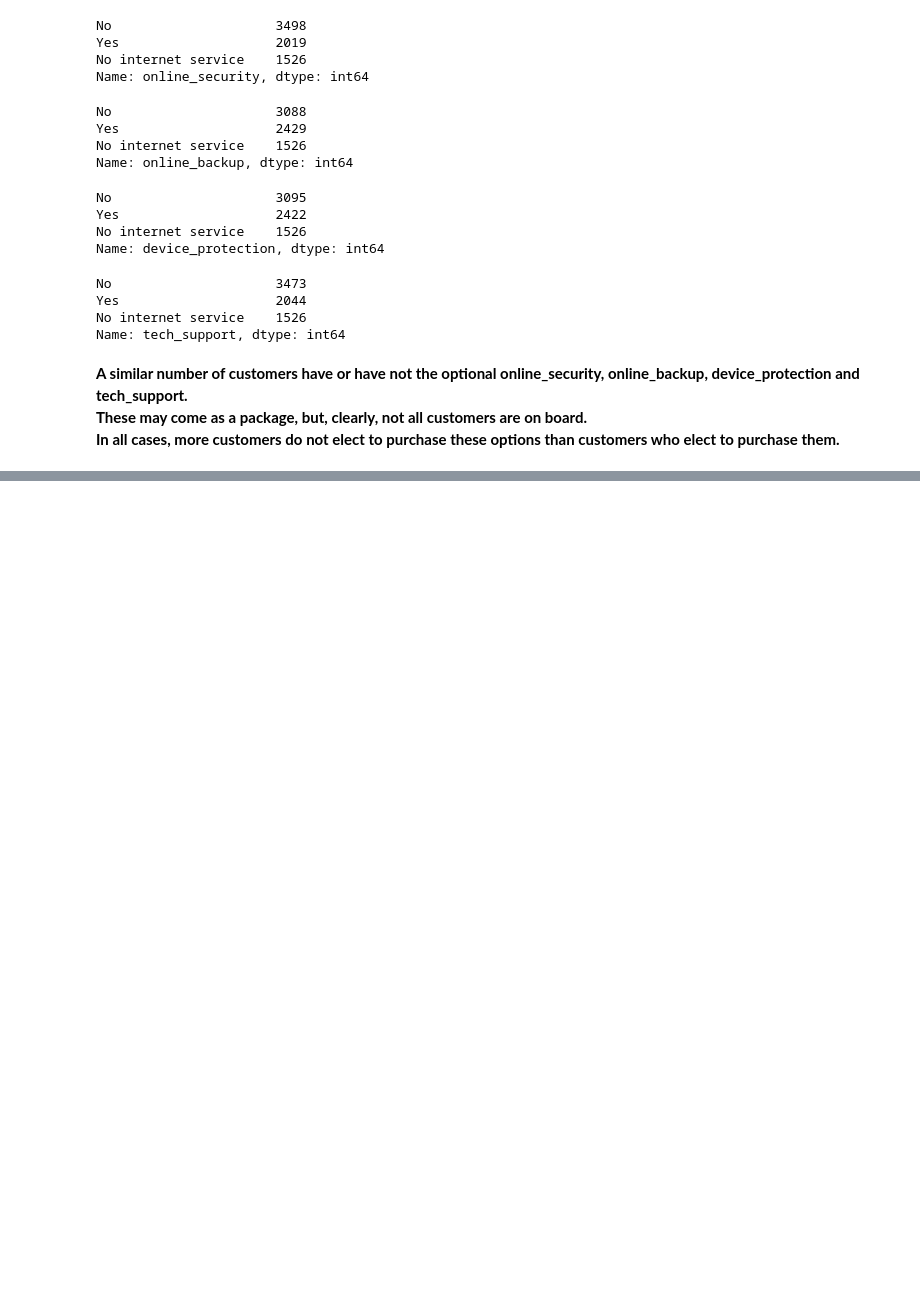
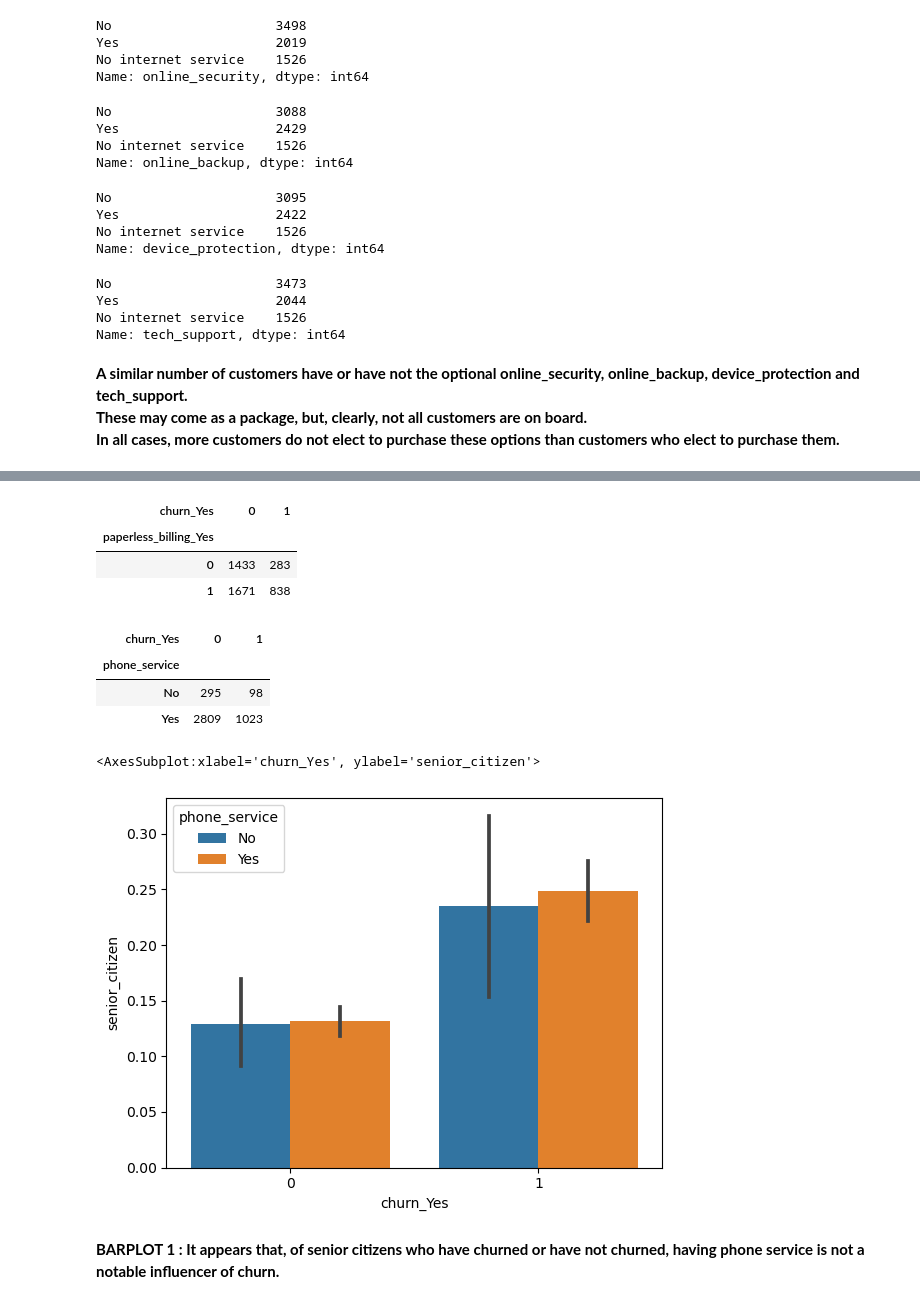
Before and after one commit to MagdalenaRahn/Project_1_Classification, a Jupyter notebook: Project_1_Scratchpad.ipynb, the cells around one changed output, grey strips where cells are left out. Cells and saved outputs as stored; diff of their text form; code cells hidden in the pictures; blank space fills up the shorter version.

```diff
--- a/Project_1_Scratchpad.ipynb
+++ b/Project_1_Scratchpad.ipynb
@@ -123,0 +243,23 @@ In all cases, more customers do not elect to purchase these options than custome
+# %%
+pd.crosstab(train.paperless_billing_Yes, train.churn_Yes)
+# %% [output]
+| churn_Yes | 0 | 1 |
+| paperless_billing_Yes |  |  |
+| 0 | 1433 | 283 |
+| 1 | 1671 | 838 |
+# %%
+pd.crosstab(train.phone_service, train.churn_Yes)
+# %% [output]
+| churn_Yes | 0 | 1 |
+| phone_service |  |  |
+| No | 295 | 98 |
+| Yes | 2809 | 1023 |
+# %%
+## BARPLOT 1 : churn (y / n) for senior citizens (y-axis) who have phone service.
+
+sns.barplot(train.churn_Yes, train.senior_citizen, train.phone_service)
+# %% [output]
+<AxesSubplot:xlabel='churn_Yes', ylabel='senior_citizen'>
+[figure, added]
+# %% [markdown]
+**BARPLOT 1 : It appears that, of senior citizens who have churned or have not churned, having phone service is not a notable influencer of churn.**
```
Also changed, not shown: parts of 33 cells of this notebook, 3 other files.
